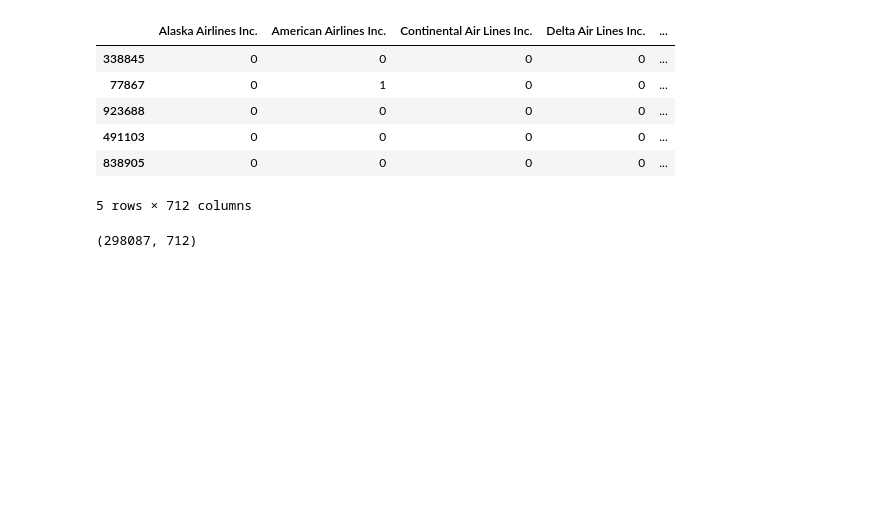
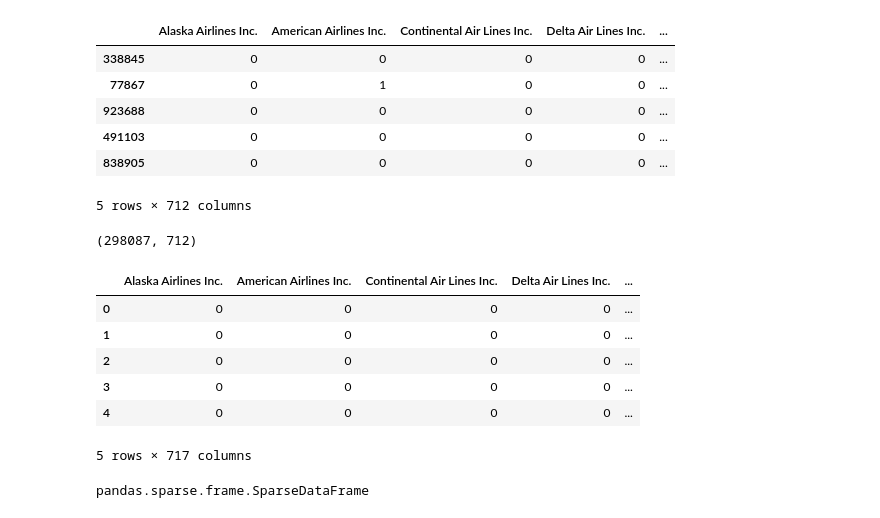
Before and after one commit to WillBishop12/DSInt, a Jupyter notebook: Data Story revamp for Capstone Milestone Report.ipynb, the cells around one changed output. Saved outputs shown, nothing was run; the diff lists cells and outputs as text; code cells hidden in the pictures; blank space fills up the shorter version.

```diff
--- a/Data Story revamp for Capstone Milestone Report.ipynb
+++ b/Data Story revamp for Capstone Milestone Report.ipynb
@@ -946,0 +947,16 @@ pca10.fit_transform(RegDum_20, AllAirports_20.ArrDelay)
+# %%
+Dummies = DummyRegressors(OnTimeData)
+# %%
+Dummies.head()
+# %% [output]
+|  | Alaska Airlines Inc. | American Airlines Inc. | Continental Air Lines Inc. | Delta Air Lines Inc. | ... |
+| 0 | 0 | 0 | 0 | 0 | ... |
+| 1 | 0 | 0 | 0 | 0 | ... |
+| 2 | 0 | 0 | 0 | 0 | ... |
+| 3 | 0 | 0 | 0 | 0 | ... |
+| 4 | 0 | 0 | 0 | 0 | ... |
+5 rows × 717 columns
+# %%
+type(Dummies)
+# %% [output]
+pandas.sparse.frame.SparseDataFrame
```
Also changed, not shown: parts of 31 cells of this notebook.
